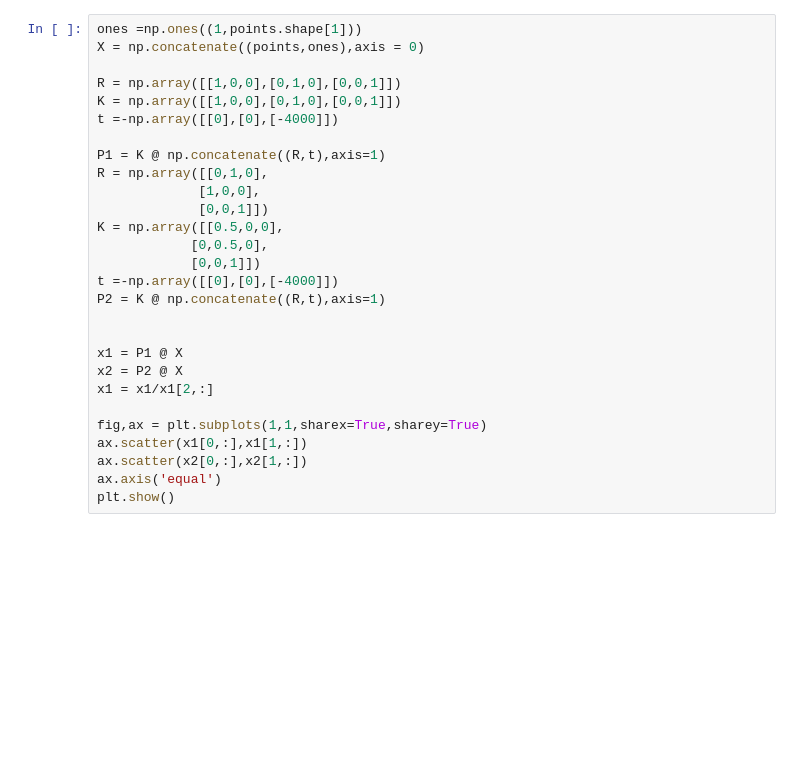
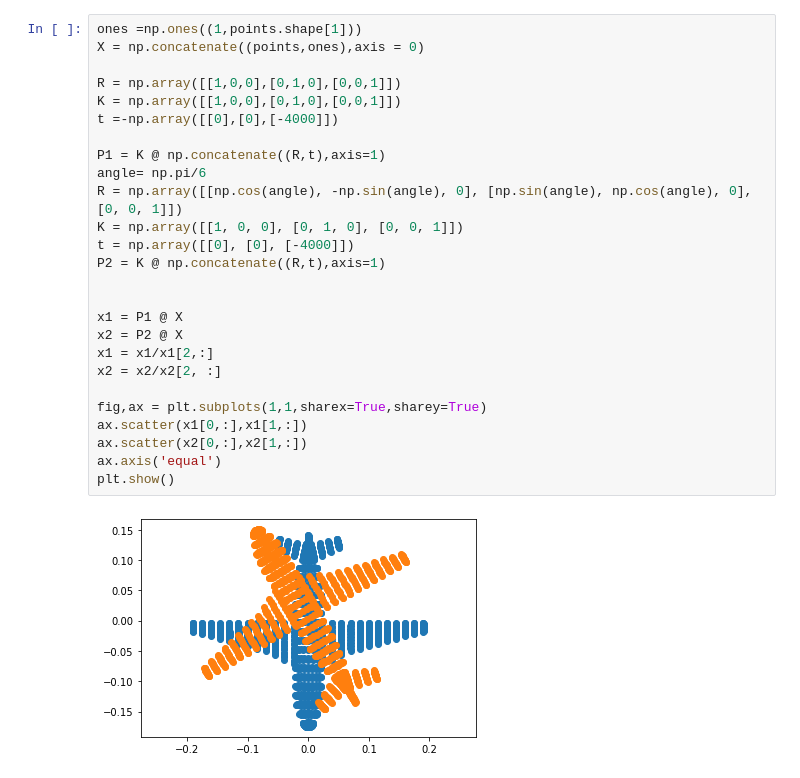
Before and after one commit to Pasindu-Manodara/Image-Processing-Home-Work-Exercise, a Jupyter notebook: Exercise_7/EX7_190095C.ipynb, the cells around one changed output. Cells and saved outputs as stored; diff of their text form; blank space fills up the shorter version.

```diff
--- a/Exercise_7/EX7_190095C.ipynb
+++ b/Exercise_7/EX7_190095C.ipynb
@@ -13,28 +30,28 @@ points = points
 # %%
 ones =np.ones((1,points.shape[1]))
 X = np.concatenate((points,ones),axis = 0)
 
 R = np.array([[1,0,0],[0,1,0],[0,0,1]])
 K = np.array([[1,0,0],[0,1,0],[0,0,1]])
 t =-np.array([[0],[0],[-4000]])
 
 P1 = K @ np.concatenate((R,t),axis=1)
-R = np.array([[0,1,0],
-             [1,0,0],
-             [0,0,1]])
-K = np.array([[0.5,0,0],
-            [0,0.5,0],
-            [0,0,1]])
-t =-np.array([[0],[0],[-4000]])
+angle= np.pi/6
+R = np.array([[np.cos(angle), -np.sin(angle), 0], [np.sin(angle), np.cos(angle), 0], [0, 0, 1]])
+K = np.array([[1, 0, 0], [0, 1, 0], [0, 0, 1]])
+t = np.array([[0], [0], [-4000]])
 P2 = K @ np.concatenate((R,t),axis=1)
 
 
 x1 = P1 @ X
 x2 = P2 @ X
 x1 = x1/x1[2,:]
+x2 = x2/x2[2, :]
 
 fig,ax = plt.subplots(1,1,sharex=True,sharey=True)
 ax.scatter(x1[0,:],x1[1,:])
 ax.scatter(x2[0,:],x2[1,:])
 ax.axis('equal')
 plt.show()
+# %% [output]
+[figure, added]
```
Also changed, not shown: parts of 7 cells of this notebook.
